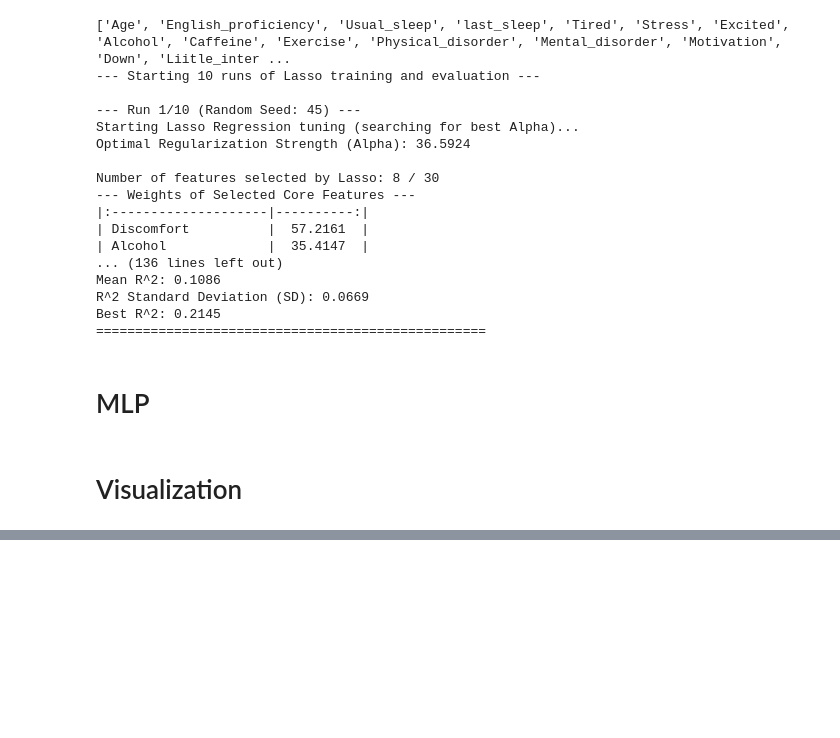
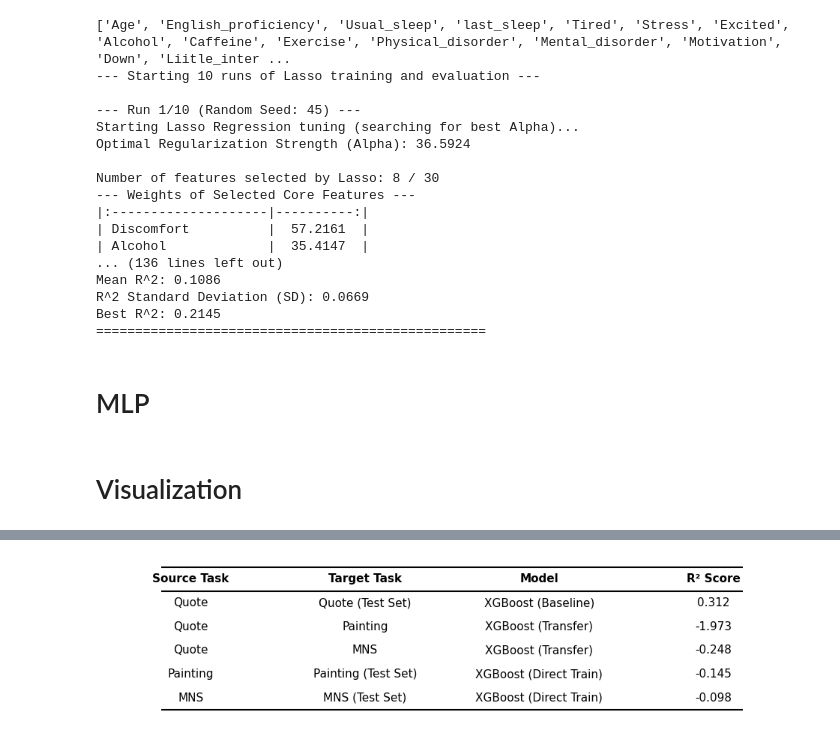
Before and after one commit to Brokengm/BCAI-code, a Jupyter notebook: bcai-xgboost.ipynb, the cells around one changed output, grey strips where cells are left out. Saved outputs shown, nothing was run; the diff lists cells and outputs as text; code cells hidden in the pictures; blank space fills up the shorter version.

Commit message:
all codes are included here

```diff
--- a/bcai-xgboost.ipynb
+++ b/bcai-xgboost.ipynb
@@ -873,0 +869,83 @@ Table successfully saved as image: Transfer_R2_Comparison_Table.png (300 DPI)
+# %%
+results_data = {
+    'Source Task': ['Quote','Quote','Quote','Painting','MNS'],
+    'Target Task': ['Quote (Test Set)','Painting','MNS','Painting (Test Set)','MNS (Test Set)'],
+    'Model Type': ['XGBoost (Baseline)','XGBoost (Transfer)','XGBoost (Transfer)',
+                   'XGBoost (Direct Train)','XGBoost (Direct Train)'],
+    'R2 Score': [0.3116, -1.9732, -0.2483, -0.1451, -0.0981]
+}
+
+df_transfer = pd.DataFrame(results_data)
+df_transfer['R2 Score'] = df_transfer['R2 Score'].round(3)
+df_transfer.columns = ['Source Task','Target Task','Model','R² Score']
+
+cell_data = df_transfer.values.tolist()
+col_labels = df_transfer.columns.tolist()
+
+#Create table
+fig, ax = plt.subplots(figsize=(10, 2.6))   # adjust figsize as needed
+ax.axis('off')
+
+table = ax.table(
+    cellText=cell_data,
+    colLabels=col_labels,
+    cellLoc='center',
+    loc='center'
+)
+
+# Hide all cell borders / edges to avoid internal lines
+for key, cell in table.get_celld().items():
+    cell.set_linewidth(0)         # disable border line width
+    cell.set_edgecolor('none')    # no edge color
+    cell.visible_edges = ''       # hide all edges explicitly
+
+ncols = len(col_labels)
+for col in range(ncols):
+    header_cell = table[(0, col)]
+    header_cell.set_text_props(weight='bold')
+
+# Font and spacing
+table.auto_set_font_size(False)
+table.set_fontsize(11)        # change as you like
+table.scale(1.2, 1.9)         # (xscale, yscale) -> change yscale to increase/decrease row spacing
+
+fig.canvas.draw()
+
+# Table bounding box in axes coordinates
+renderer = fig.canvas.get_renderer()
+bbox = table.get_window_extent(renderer).transformed(ax.transAxes.inverted())
+
+xmin, xmax = bbox.x0, bbox.x1
+y_top, y_bottom = bbox.y1, bbox.y0
+
+# Determine header bottom by using header cell bbox (more robust than equal-splitting)
+# header row is at row index 0 in table coordinates (matplotlib Table uses (row, col) where row=0 is header)
+header_cell = table.get_celld()[(0, 0)]
+header_bbox = header_cell.get_window_extent(renderer).transformed(ax.transAxes.inverted())
+header_bottom = header_bbox.y0
+
+
+# Draw lines slightly inset if you prefer (e.g., add small margin), here we align exactly to bbox
+margin = -0.1# set small margin like 0.005 to inset lines a little
+transform=ax.transAxes
+# Draw three rules aligned to table bbox — now using axes coordinates (THIS FIXES IT!)
+ax.hlines(y_top, xmin + margin, xmax - margin, linewidth=1.5,
+          color='black', zorder=3, transform=ax.transAxes)
+
+ax.hlines(header_bottom, xmin + margin, xmax - margin, linewidth=1.5,
+          color='black', zorder=3, transform=ax.transAxes)
+
+ax.hlines(y_bottom, xmin + margin, xmax - margin, linewidth=1.5,
+          color='black', zorder=3, transform=ax.transAxes)
+
+# Increase zorder of table text so text sits above lines if needed
+for key, cell in table.get_celld().items():
+    cell.set_zorder(4)
+
+
+plt.savefig('ThreeLineTable_Corrected.png', dpi=300, bbox_inches='tight')
+plt.show()
+
+print("Saved: ThreeLineTable_Corrected.png")
+# %% [output]
+[figure, added]
```
Also changed, not shown: parts of 2 cells of this notebook.
